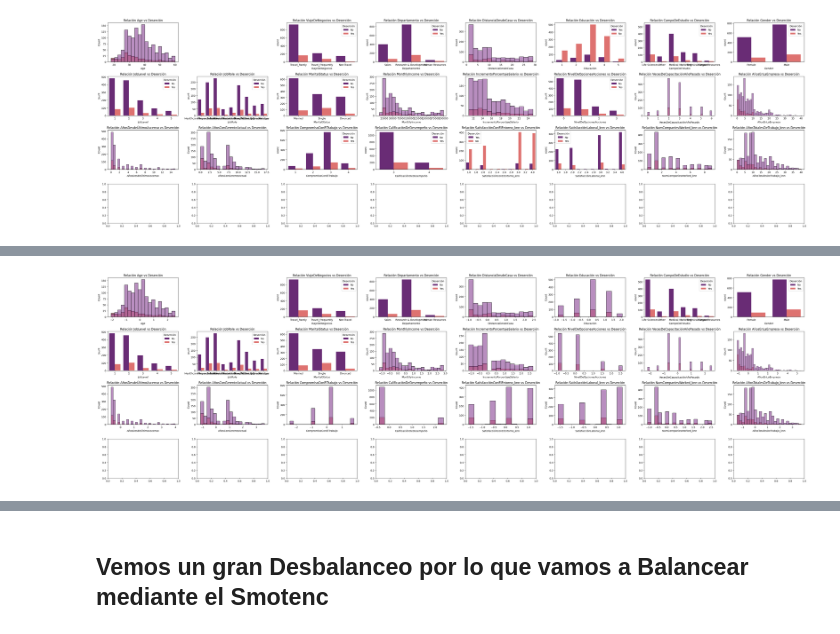
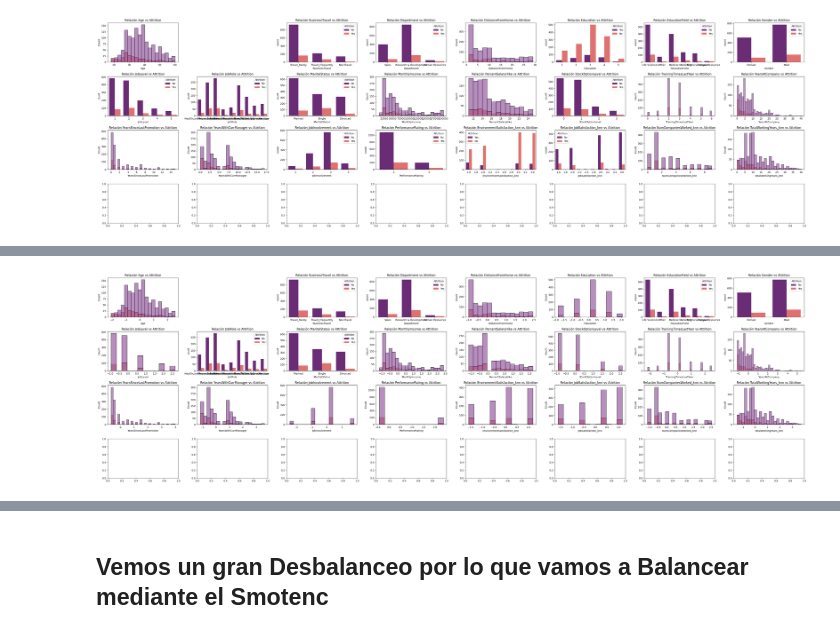
Before and after one commit to adrims10/3.Proyecto_prediccion-Se_van_los_empleados, a Jupyter notebook: notebooks/1-Exploracion_y_preprocesamieto.ipynb, the cells around one changed output, grey strips where cells are left out. Drawn from its saved outputs; the diff is of its cells as text; code cells hidden in the pictures.

```diff
--- a/notebooks/1-Exploracion_y_preprocesamieto.ipynb
+++ b/notebooks/1-Exploracion_y_preprocesamieto.ipynb
@@ -144,6 +114,6 @@ Index(['SatisfacciónConElEntorno', 'SatisfacciónLaboral',
       dtype='object')
 # %%
-df.drop(columns=['NúmeroDeEmpleados','Over18','EmployeeID','HorasEstándar','EquilibrioVidaLaboral'],inplace=True)
+df.drop(columns=['EmployeeCount','Over18','EmployeeID','StandardHours','WorkLifeBalance'],inplace=True)
 # %% [markdown]
 ## Razones para el dropeo:
 
@@ -191,6 +161,6 @@ df.head(2)
 | 1 | 3.0 | 2.0 | 31 | Yes | Travel_Frequently | Research & Development | ... |
 2 rows × 28 columns
 # %%
-df = df.drop(columns=['SatisfacciónConElEntorno','SatisfacciónLaboral','NumCompaniesWorked','AñosTotalesDeTrabajo'])
+df = df.drop(columns=['EnvironmentSatisfaction','JobSatisfaction','NumCompaniesWorked','TotalWorkingYears'])
 df.head(2)
 # %% [output]
@@ -217,13 +187,13 @@ df['CompromisoConElTrabajo'].unique()
 array([3, 2, 1, 4])
 # %%
 #Vamos a cambiar a object las columnas que son categorias para las visualizaciones.
-df['SatisfacciónConElEntorno_knn'] = df['SatisfacciónConElEntorno_knn'].astype('object')
-df['SatisfacciónLaboral_knn'] = df['SatisfacciónLaboral_knn'].astype('object')
-df['CalificaciónDeDesempeño'] = df['CalificaciónDeDesempeño'].astype('object')
+df['EnvironmentSatisfaction_knn'] = df['EnvironmentSatisfaction_knn'].astype('object')
+df['JobSatisfaction_knn'] = df['JobSatisfaction_knn'].astype('object')
+df['PerformanceRating'] = df['PerformanceRating'].astype('object')
 df['JobLevel'] = df['JobLevel'].astype('object')
-df['NivelDeOpcionesAcciones'] = df['NivelDeOpcionesAcciones'].astype('object')
-df['CompromisoConElTrabajo'] = df['CompromisoConElTrabajo'].astype('object')
-df['Educación'] = df['Educación'].astype('object')
+df['StockOptionLevel'] = df['StockOptionLevel'].astype('object')
+df['JobInvolvement'] = df['JobInvolvement'].astype('object')
+df['Education'] = df['Education'].astype('object')
 # %%
 # Crear una instancia de la clase y llamar a los métodos
 visualizador =sl.Visualizador(df)
@@ -294,9 +276,9 @@ df_esta.head()
 5 rows × 24 columns
 # %%
 # evaluamos la relación entre las variables independientes y dependientes
-visualizador.plot_relacion(vr = "Deserción")
+visualizador.plot_relacion(vr = "Attrition")
 # %% [output]
-[figure, old version]
+[figure, new version]
 # %%
 # antes de nada debemos convertir la variable respuesta en numérica, por lo que asignaremos Yes con 1, y No con 0
 mapa_purchase = {"Yes": 1, "No": 0}
```
Also changed, not shown: parts of 27 cells of this notebook, 8 other files.
